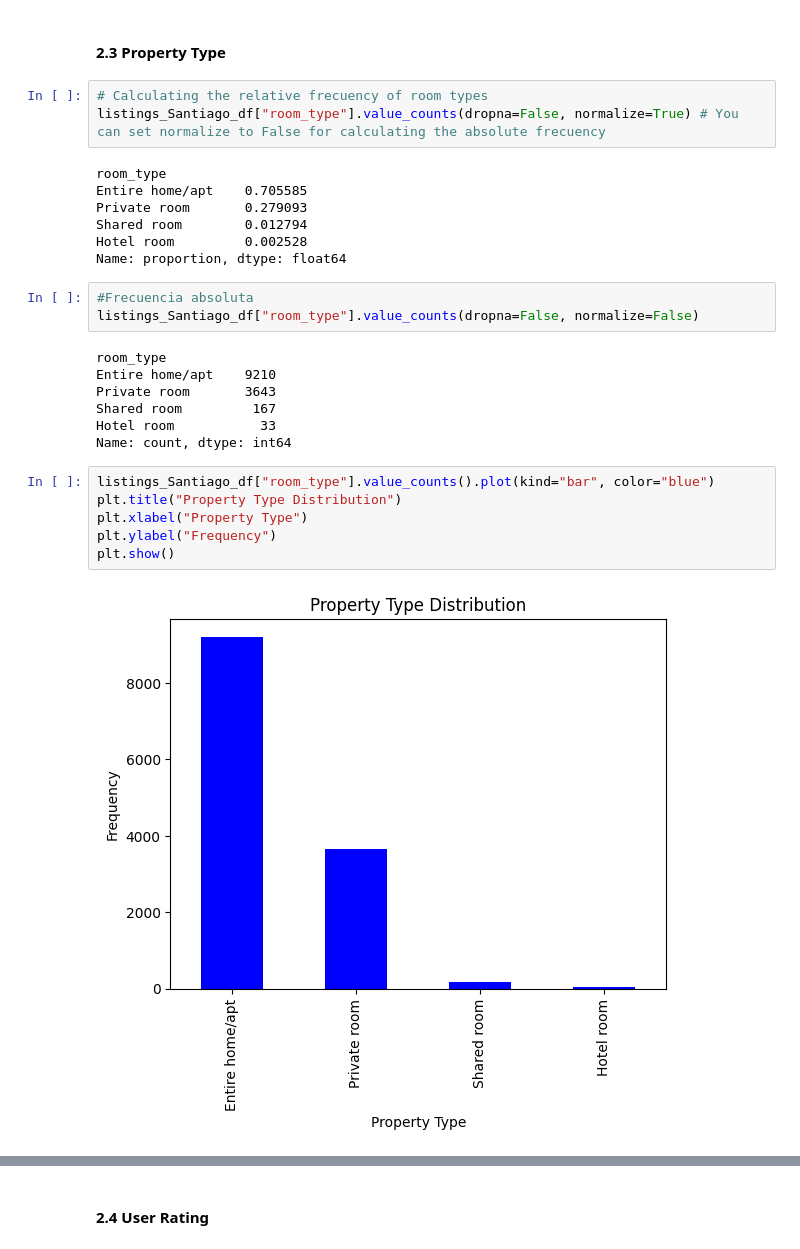
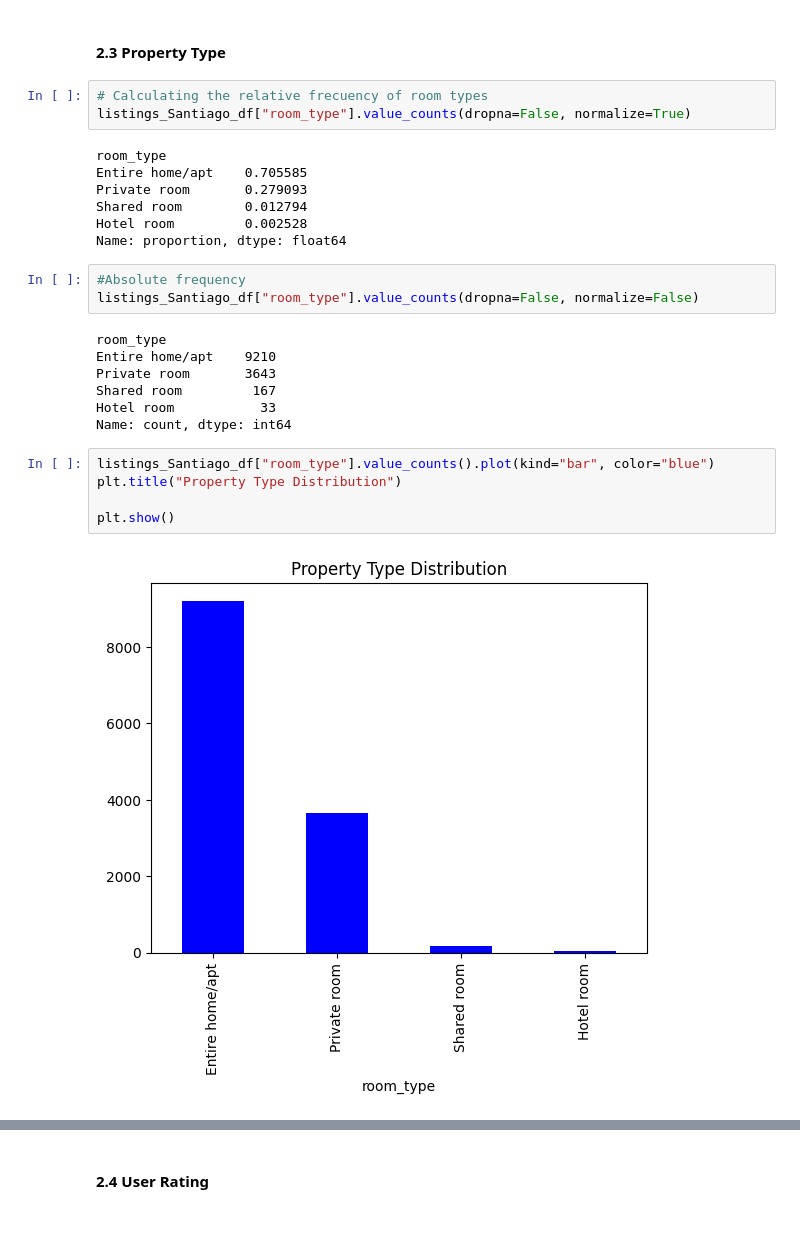
Before and after one commit to Lperdoca/Ciencia-de-datos.-Taller-1, a Jupyter notebook: EDA_AirBnb_Santiago de Chile.ipynb, the cells around one changed output, grey strips where cells are left out. Drawn from its saved outputs; the diff is of its cells as text.

```diff
--- a/EDA_AirBnb_Santiago de Chile.ipynb
+++ b/EDA_AirBnb_Santiago de Chile.ipynb
@@ -419,7 +265,7 @@ plt.show()
 #### 2.3 Property Type
 # %%
 # Calculating the relative frecuency of room types
-listings_Santiago_df["room_type"].value_counts(dropna=False, normalize=True) # You can set normalize to False for calculating the absolute frecuency
+listings_Santiago_df["room_type"].value_counts(dropna=False, normalize=True)
 # %% [output]
 room_type
 Entire home/apt    0.705585
@@ -428,7 +274,7 @@ Shared room        0.012794
 Hotel room         0.002528
 Name: proportion, dtype: float64
 # %%
-#Frecuencia absoluta
+#Absolute frequency
 listings_Santiago_df["room_type"].value_counts(dropna=False, normalize=False)
 # %% [output]
 room_type
@@ -440,9 +286,8 @@ Name: count, dtype: int64
 # %%
 listings_Santiago_df["room_type"].value_counts().plot(kind="bar", color="blue")
 plt.title("Property Type Distribution")
-plt.xlabel("Property Type")
-plt.ylabel("Frequency")
+
 plt.show()
 # %% [output]
-[figure, old version]
+[figure, new version]
 # %%
```
Also changed, not shown: parts of 79 cells of this notebook.
